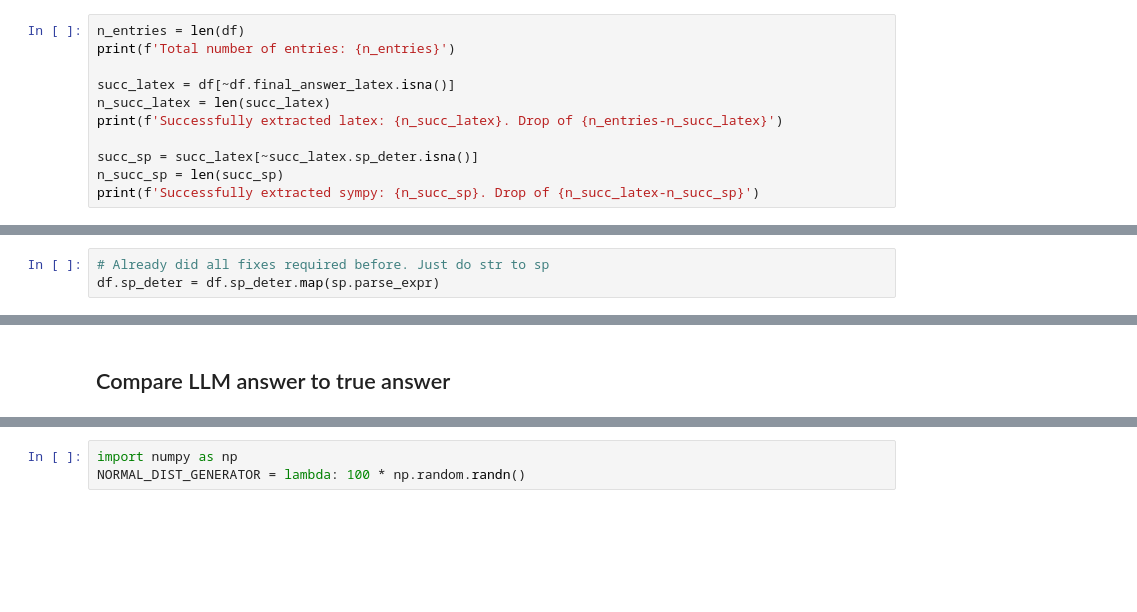
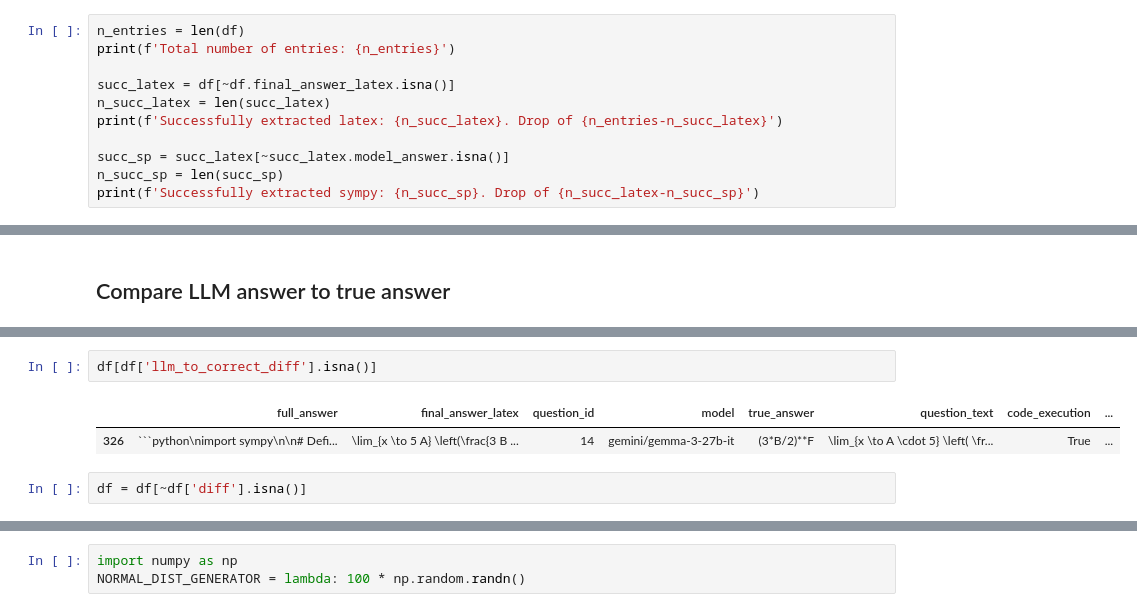
Before and after one commit to RamanujanMachine/ASyMOB, a Jupyter notebook: Compare LLM results to true answer.ipynb, the cells around one changed output, grey strips where cells are left out. Saved outputs shown, nothing was run; the diff lists cells and outputs as text; blank space fills up the shorter version.

````diff
--- a/Compare LLM results to true answer.ipynb
+++ b/Compare LLM results to true answer.ipynb
@@ -32,7 +50,7 @@ succ_latex = df[~df.final_answer_latex.isna()]
 n_succ_latex = len(succ_latex)
 print(f'Successfully extracted latex: {n_succ_latex}. Drop of {n_entries-n_succ_latex}')
 
-succ_sp = succ_latex[~succ_latex.sp_deter.isna()]
+succ_sp = succ_latex[~succ_latex.model_answer.isna()]
 n_succ_sp = len(succ_sp)
 print(f'Successfully extracted sympy: {n_succ_sp}. Drop of {n_succ_latex-n_succ_sp}')
 # %% [output]
@@ -44,3 +62,0 @@ df = succ_sp
-# %%
-# Already did all fixes required before. Just do str to sp
-df.sp_deter = df.sp_deter.map(sp.parse_expr)
@@ -87,2 +124,9 @@ See the caveats in the documentation: https://pandas.pydata.org/pandas-docs/stab
+# %%
+df[df['llm_to_correct_diff'].isna()]
+# %% [output]
+|  | full_answer | final_answer_latex | question_id | model | true_answer | question_text | code_execution | ... |
+| 326 | ```python\nimport sympy\n\n# Defi... | \lim_{x \to 5 A} \left(\frac{3 B ... | 14 | gemini/gemma-3-27b-it | (3*B/2)**F | \lim_{x \to A \cdot 5} \left( \fr... | True | ... |
+# %%
+df = df[~df['diff'].isna()]
 # %%
 df['symb_correct'] = (df.llm_to_correct_diff == 0) | (df.llm_to_correct_diff == C) | (df.llm_to_correct_diff == -C)
````
Also changed, not shown: parts of 23 cells of this notebook.
